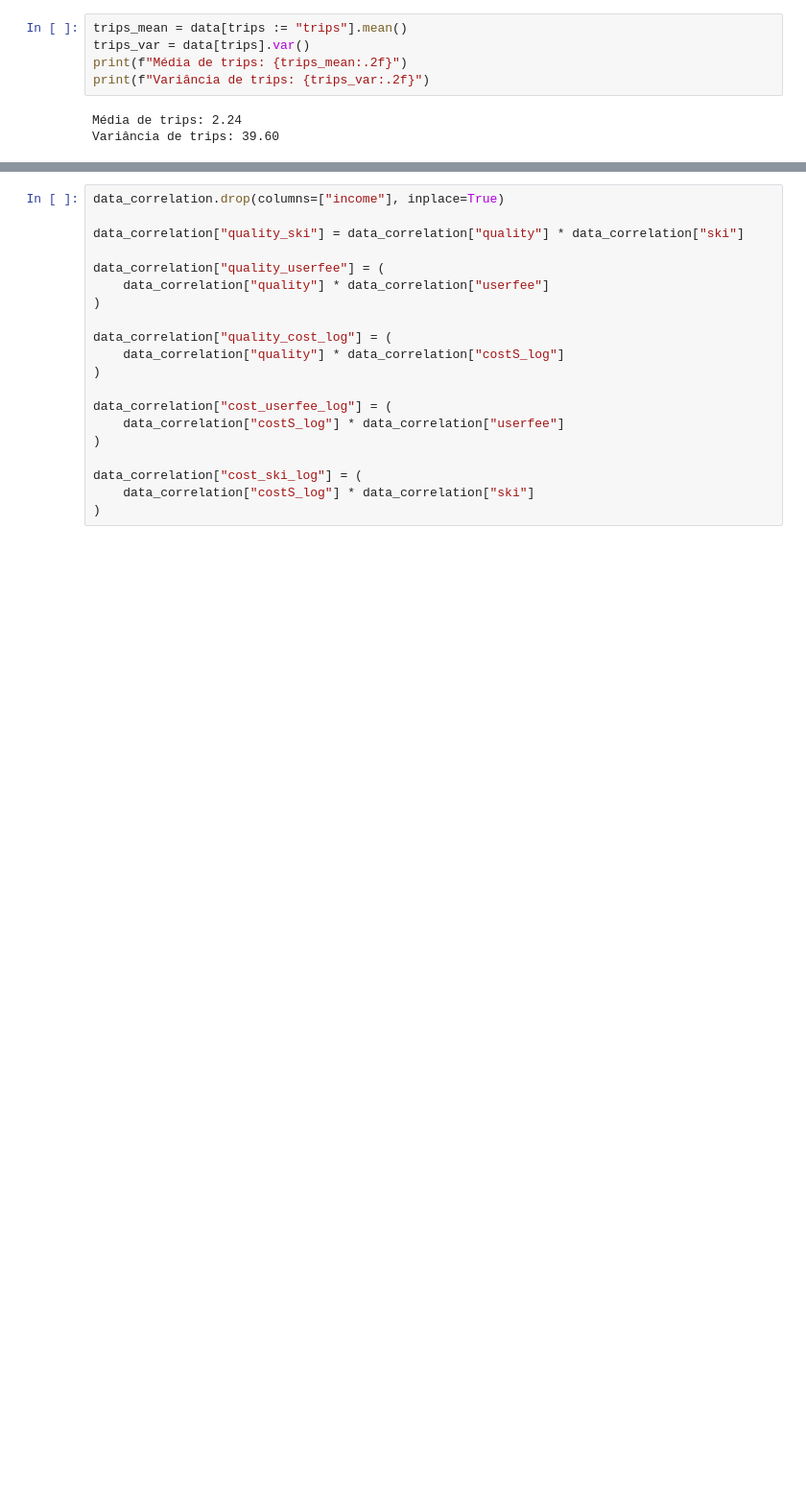
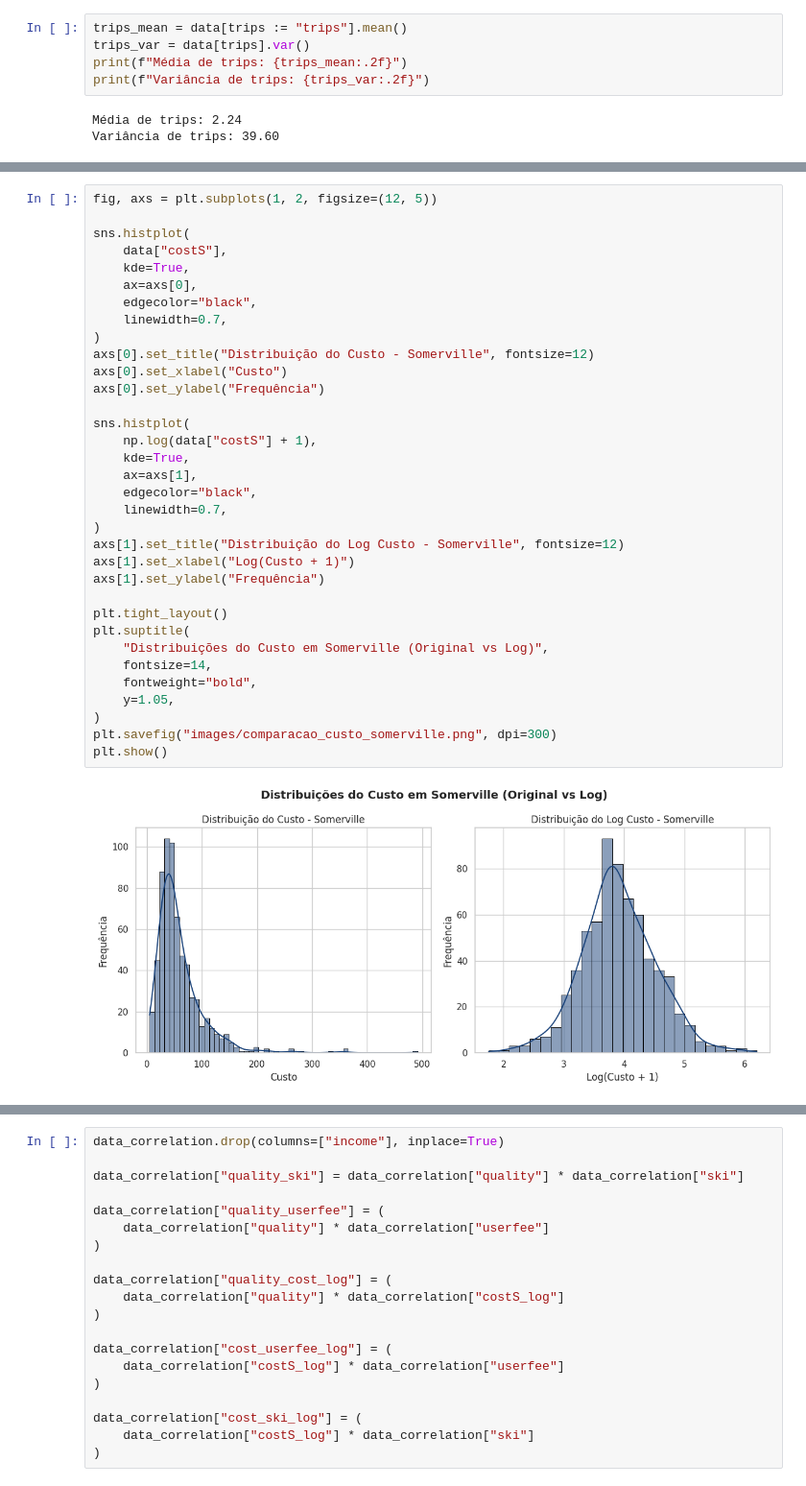
Before and after one commit to scrocha/modelagem-estatistica-A2, a Jupyter notebook: trabalho.ipynb, the cells around one changed output, grey strips where cells are left out. Shown: that part at 96% size. Cells and saved outputs as stored; diff of their text form; blank space fills up the shorter version.

```diff
--- a/trabalho.ipynb
+++ b/trabalho.ipynb
@@ -544,0 +223,36 @@ Name: trips, dtype: float64
+# %%
+fig, axs = plt.subplots(1, 2, figsize=(12, 5))
+
+sns.histplot(
+    data["costS"],
+    kde=True,
+    ax=axs[0],
+    edgecolor="black",
+    linewidth=0.7,
+)
+axs[0].set_title("Distribuição do Custo - Somerville", fontsize=12)
+axs[0].set_xlabel("Custo")
+axs[0].set_ylabel("Frequência")
+
+sns.histplot(
+    np.log(data["costS"] + 1),
+    kde=True,
+    ax=axs[1],
+    edgecolor="black",
+    linewidth=0.7,
+)
+axs[1].set_title("Distribuição do Log Custo - Somerville", fontsize=12)
+axs[1].set_xlabel("Log(Custo + 1)")
+axs[1].set_ylabel("Frequência")
+
+plt.tight_layout()
+plt.suptitle(
+    "Distribuições do Custo em Somerville (Original vs Log)",
+    fontsize=14,
+    fontweight="bold",
+    y=1.05,
+)
+plt.savefig("images/comparacao_custo_somerville.png", dpi=300)
+plt.show()
+# %% [output]
+[figure, added]
```
Also changed, not shown: parts of 56 cells of this notebook, 4 other files.
